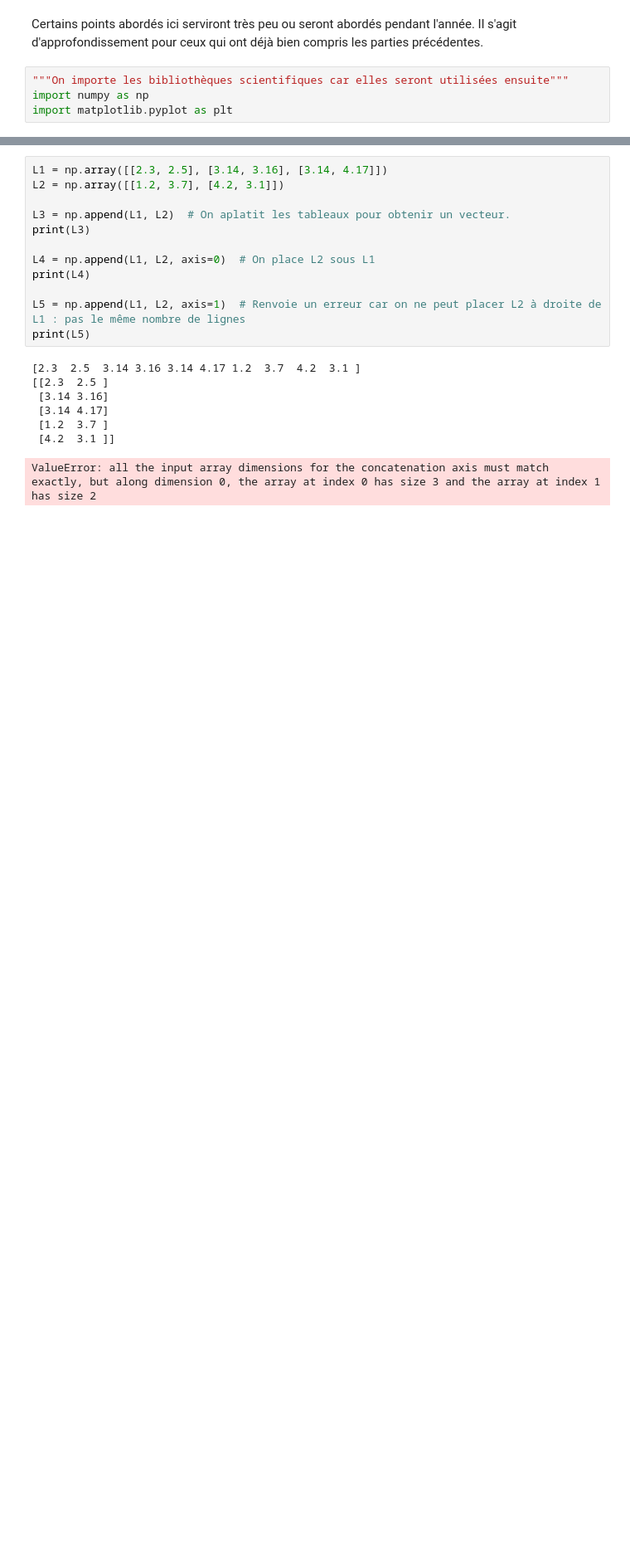
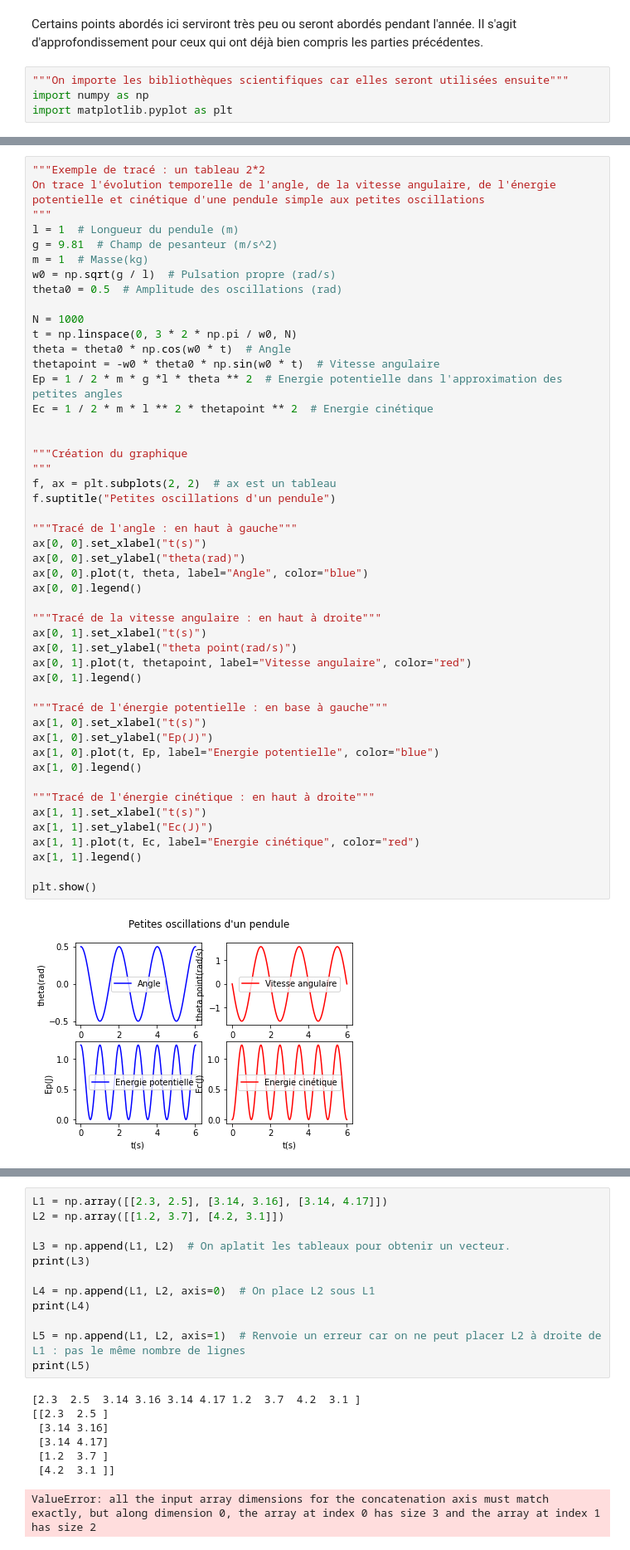
Before and after one commit to pcsi3physiquestan/intro_python, a Jupyter notebook: _sources/notebook/plus_loin.ipynb, the cells around one changed output, grey strips where cells are left out. Shown at 83% size. Drawn from its saved outputs; the diff is of its cells as text; blank space fills up the shorter version.

```diff
--- a/_sources/notebook/plus_loin.ipynb
+++ b/_sources/notebook/plus_loin.ipynb
@@ -6,0 +89,50 @@ import matplotlib.pyplot as plt
+# %%
+"""Exemple de tracé : un tableau 2*2
+On trace l'évolution temporelle de l'angle, de la vitesse angulaire, de l'énergie potentielle et cinétique d'une pendule simple aux petites oscillations
+"""
+l = 1  # Longueur du pendule (m)
+g = 9.81  # Champ de pesanteur (m/s^2)
+m = 1  # Masse(kg)
+w0 = np.sqrt(g / l)  # Pulsation propre (rad/s)
+theta0 = 0.5  # Amplitude des oscillations (rad)
+
+N = 1000
+t = np.linspace(0, 3 * 2 * np.pi / w0, N)
+theta = theta0 * np.cos(w0 * t)  # Angle
+thetapoint = -w0 * theta0 * np.sin(w0 * t)  # Vitesse angulaire
+Ep = 1 / 2 * m * g *l * theta ** 2  # Energie potentielle dans l'approximation des petites angles
+Ec = 1 / 2 * m * l ** 2 * thetapoint ** 2  # Energie cinétique
+
+
+"""Création du graphique
+"""
+f, ax = plt.subplots(2, 2)  # ax est un tableau
+f.suptitle("Petites oscillations d'un pendule")
+
+"""Tracé de l'angle : en haut à gauche"""
+ax[0, 0].set_xlabel("t(s)")
+ax[0, 0].set_ylabel("theta(rad)")
+ax[0, 0].plot(t, theta, label="Angle", color="blue")
+ax[0, 0].legend()
+
+"""Tracé de la vitesse angulaire : en haut à droite"""
+ax[0, 1].set_xlabel("t(s)")
+ax[0, 1].set_ylabel("theta point(rad/s)")
+ax[0, 1].plot(t, thetapoint, label="Vitesse angulaire", color="red")
+ax[0, 1].legend()
+
+"""Tracé de l'énergie potentielle : en base à gauche"""
+ax[1, 0].set_xlabel("t(s)")
+ax[1, 0].set_ylabel("Ep(J)")
+ax[1, 0].plot(t, Ep, label="Energie potentielle", color="blue")
+ax[1, 0].legend()
+
+"""Tracé de l'énergie cinétique : en haut à droite"""
+ax[1, 1].set_xlabel("t(s)")
+ax[1, 1].set_ylabel("Ec(J)")
+ax[1, 1].plot(t, Ec, label="Energie cinétique", color="red")
+ax[1, 1].legend()
+
+plt.show()
+# %% [output]
+[figure, added]
```
Also changed, not shown: parts of 12 cells of this notebook, 40 other files.
